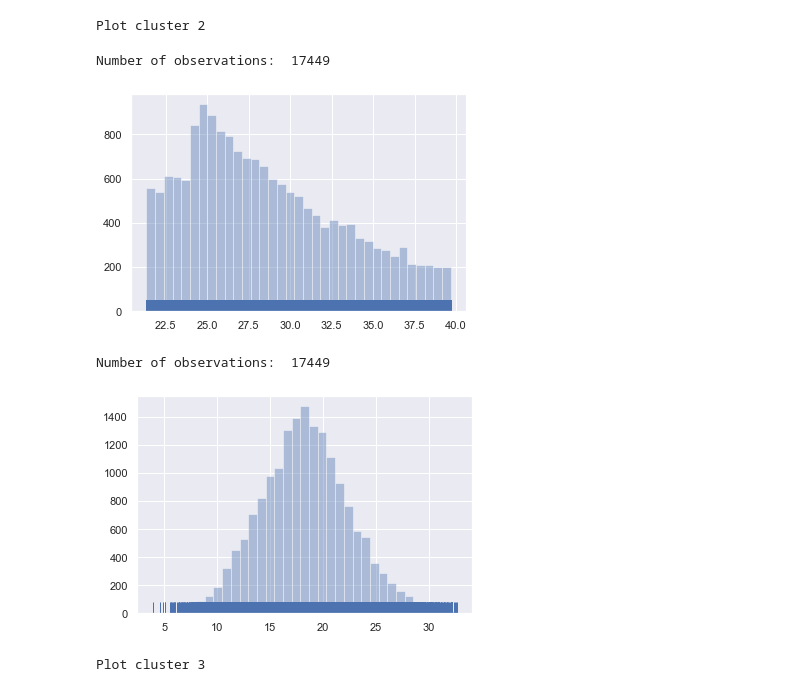
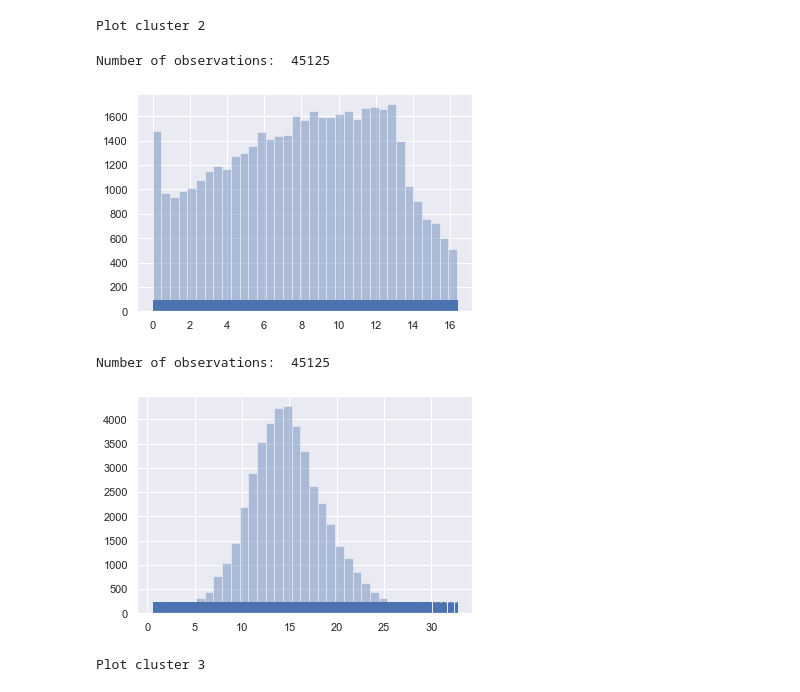
Before and after one commit to pockerman/hidden_markov_modeling, a Jupyter notebook: plot_clusters.ipynb, the cells around one changed output. Cells and saved outputs as stored; diff of their text form; code cells hidden in the pictures.

```diff
--- a/plot_clusters.ipynb
+++ b/plot_clusters.ipynb
@@ -50,13 +50,16 @@ print("Plot cluster 2")
 # %% [output]
 Plot cluster 2
 # %%
-do_plot(ffile +  "cluster_2_wga_w_mean.txt")
-do_plot(ffile +  "cluster_2_no_wga_w_mean.txt")
+#do_plot(ffile +  "cluster_2_wga_w_mean.txt")
+#do_plot(ffile +  "cluster_2_no_wga_w_mean.txt")
+
+do_plot(ffile +  "cluster_0_wga_w_mean_gap_N.txt") #"cluster_1_wga_w_mean.txt")
+do_plot(ffile +  "cluster_0_no_wga_w_mean_gap_N.txt") #"cluster_1_no_wga_w_mean.txt")
 # %% [output]
-Number of observations:  17449
+Number of observations:  45125
-[figure, old version]
+[figure, new version]
-Number of observations:  17449
+Number of observations:  45125
-[figure, old version]
+[figure, new version]
 # %%
 print("Plot cluster 3")
 # %% [output]
```
Also changed, not shown: parts of 3 cells of this notebook, 2 other files.
